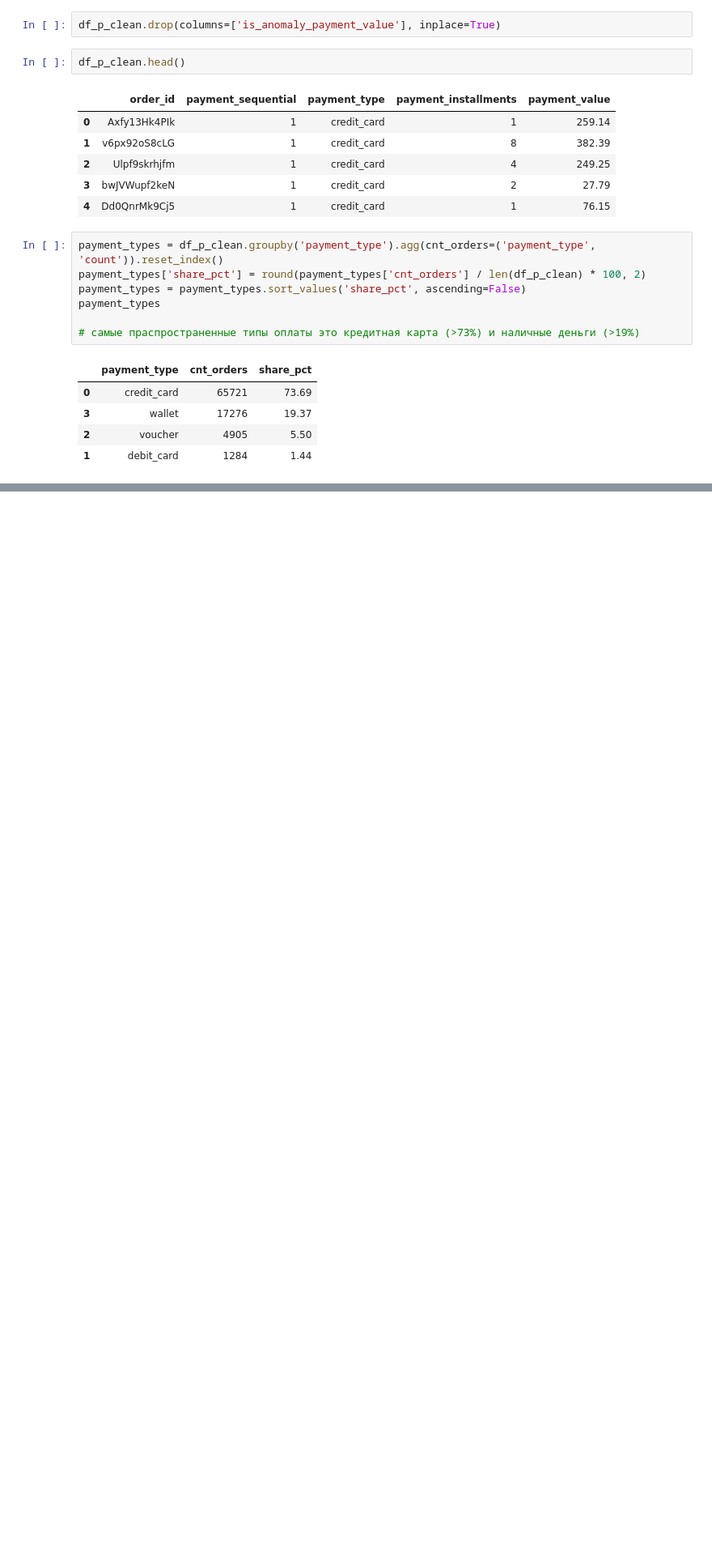
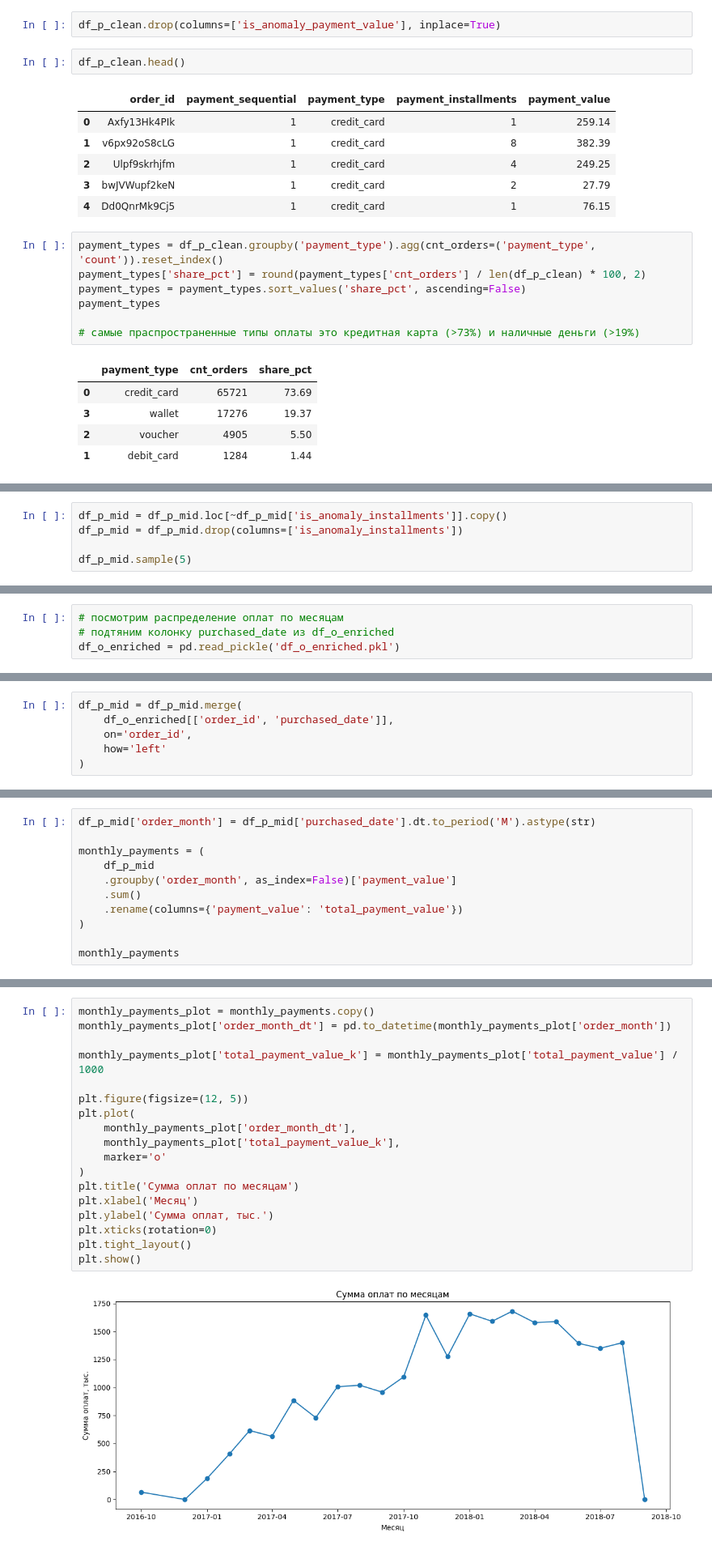
Before and after one commit to mkudim/Exploratory_data_analysis_EDA, a Jupyter notebook: Ecom_orders_supply/EDA/EDA_payments.ipynb, the cells around one changed output, grey strips where cells are left out. Shown at 81% size. Saved outputs shown, nothing was run; the diff lists cells and outputs as text; blank space fills up the shorter version.

Commit message:
Update EDA_payments

```diff
--- a/Ecom_orders_supply/EDA/EDA_payments.ipynb
+++ b/Ecom_orders_supply/EDA/EDA_payments.ipynb
@@ -293,0 +461,5 @@ payment_types
+# %%
+df_p_mid = df_p_mid.loc[~df_p_mid['is_anomaly_installments']].copy()
+df_p_mid = df_p_mid.drop(columns=['is_anomaly_installments'])
+
+df_p_mid.sample(5)
@@ -293,0 +473,4 @@ payment_types
+# %%
+# посмотрим распределение оплат по месяцам
+# подтяним колонку purchased_date из df_o_enriched
+df_o_enriched = pd.read_pickle('df_o_enriched.pkl')
@@ -293,0 +486,6 @@ payment_types
+# %%
+df_p_mid = df_p_mid.merge(
+    df_o_enriched[['order_id', 'purchased_date']],
+    on='order_id',
+    how='left'
+)
@@ -293,0 +517,11 @@ payment_types
+# %%
+df_p_mid['order_month'] = df_p_mid['purchased_date'].dt.to_period('M').astype(str)
+
+monthly_payments = (
+    df_p_mid
+    .groupby('order_month', as_index=False)['payment_value']
+    .sum()
+    .rename(columns={'payment_value': 'total_payment_value'})
+)
+
+monthly_payments
@@ -293,0 +546,20 @@ payment_types
+# %%
+monthly_payments_plot = monthly_payments.copy()
+monthly_payments_plot['order_month_dt'] = pd.to_datetime(monthly_payments_plot['order_month'])
+
+monthly_payments_plot['total_payment_value_k'] = monthly_payments_plot['total_payment_value'] / 1000
+
+plt.figure(figsize=(12, 5))
+plt.plot(
+    monthly_payments_plot['order_month_dt'],
+    monthly_payments_plot['total_payment_value_k'],
+    marker='o'
+)
+plt.title('Сумма оплат по месяцам')
+plt.xlabel('Месяц')
+plt.ylabel('Сумма оплат, тыс.')
+plt.xticks(rotation=0)
+plt.tight_layout()
+plt.show()
+# %% [output]
+[figure, added]
```
Also changed, not shown: parts of 26 cells of this notebook.
